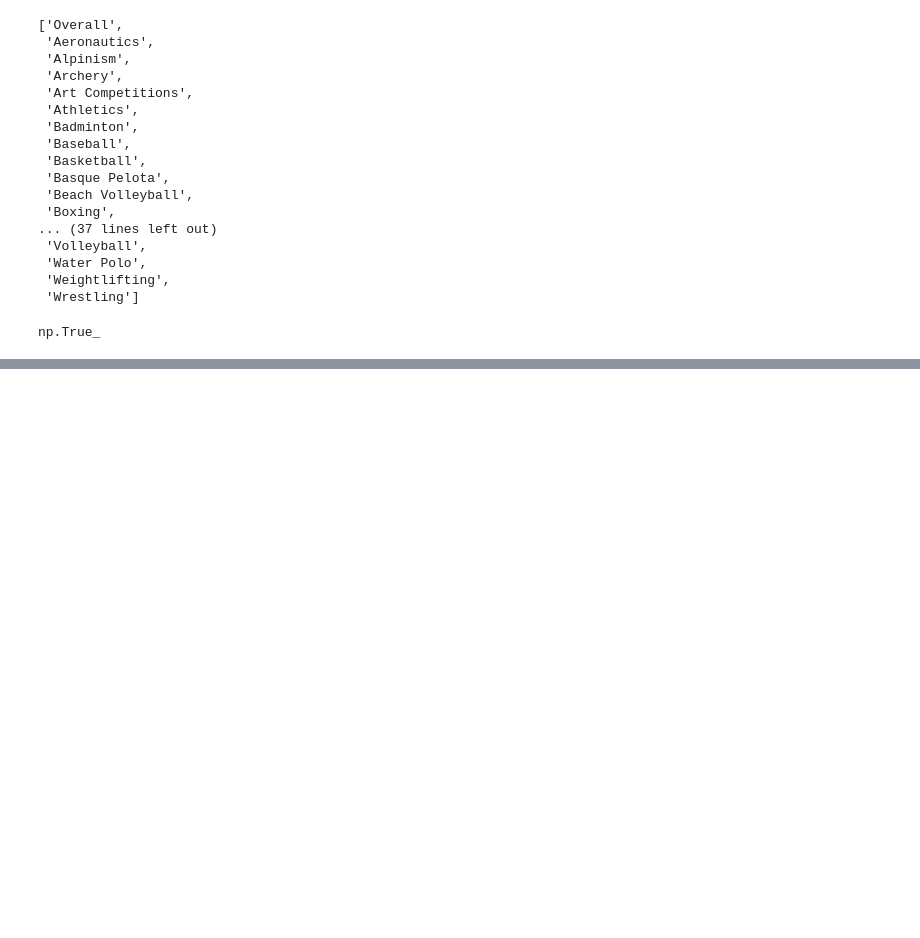
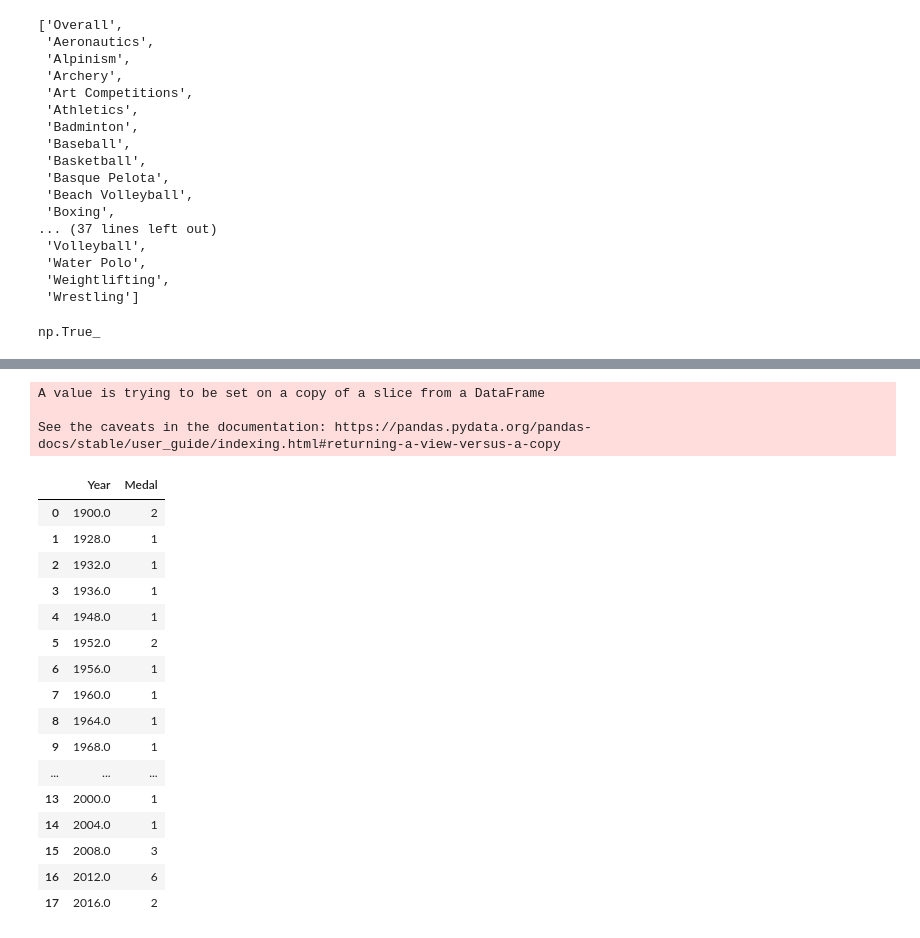
Before and after one commit to ZataraHere/Exploratory-Data-Analysis, a Jupyter notebook: olympics data analysis.ipynb, the cells around one changed output, grey strips where cells are left out. Saved outputs shown, nothing was run; the diff lists cells and outputs as text; code cells hidden in the pictures; blank space fills up the shorter version.

```diff
--- a/olympics data analysis.ipynb
+++ b/olympics data analysis.ipynb
@@ -436,0 +456,31 @@ coun
+# %%
+def yearwise_medal_tally(df,country):
+    temp_df = df.dropna(subset=['Medal'])
+    temp_df.drop_duplicates(subset=['Team', 'NOC', 'Games', 'Year', 'City', 'Sport', 'Event', 'Medal'], inplace=True)
+
+    new_df = temp_df[temp_df['region'] == country]
+    final_df = new_df.groupby('Year').count()['Medal'].reset_index()
+
+    return final_df
+yearwise_medal_tally(df, 'India')
+# %% [output]
+A value is trying to be set on a copy of a slice from a DataFrame
+
+See the caveats in the documentation: https://pandas.pydata.org/pandas-docs/stable/user_guide/indexing.html#returning-a-view-versus-a-copy
+|  | Year | Medal |
+| 0 | 1900.0 | 2 |
+| 1 | 1928.0 | 1 |
+| 2 | 1932.0 | 1 |
+| 3 | 1936.0 | 1 |
+| 4 | 1948.0 | 1 |
+| 5 | 1952.0 | 2 |
+| 6 | 1956.0 | 1 |
+| 7 | 1960.0 | 1 |
+| 8 | 1964.0 | 1 |
+| 9 | 1968.0 | 1 |
+| ... | ... | ... |
+| 13 | 2000.0 | 1 |
+| 14 | 2004.0 | 1 |
+| 15 | 2008.0 | 3 |
+| 16 | 2012.0 | 6 |
+| 17 | 2016.0 | 2 |
```
Also changed, not shown: parts of 5 cells of this notebook.
